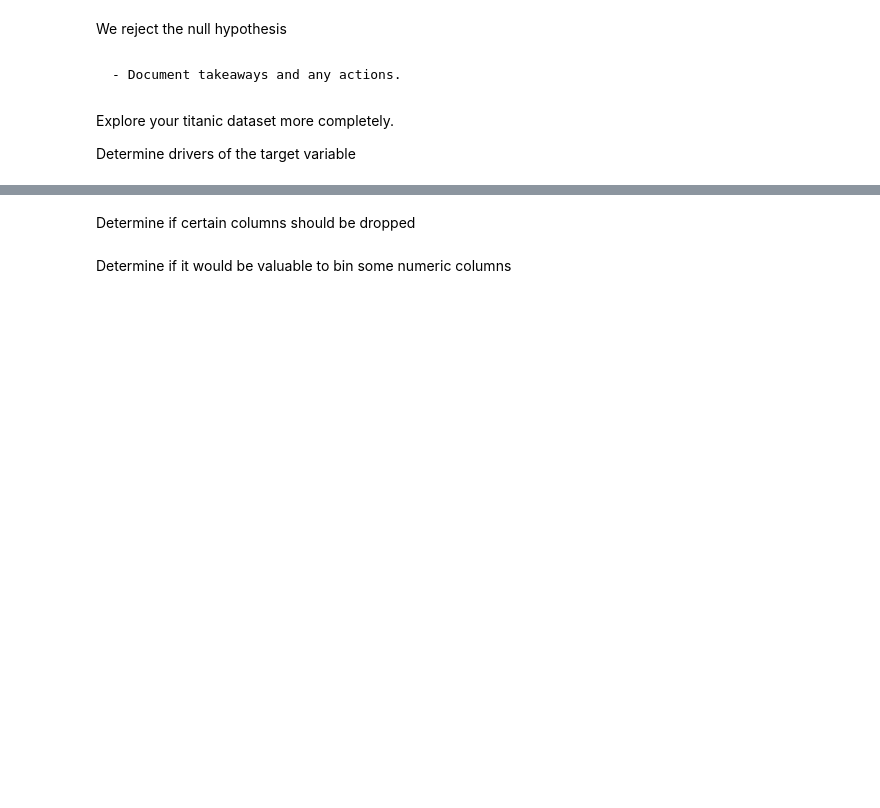
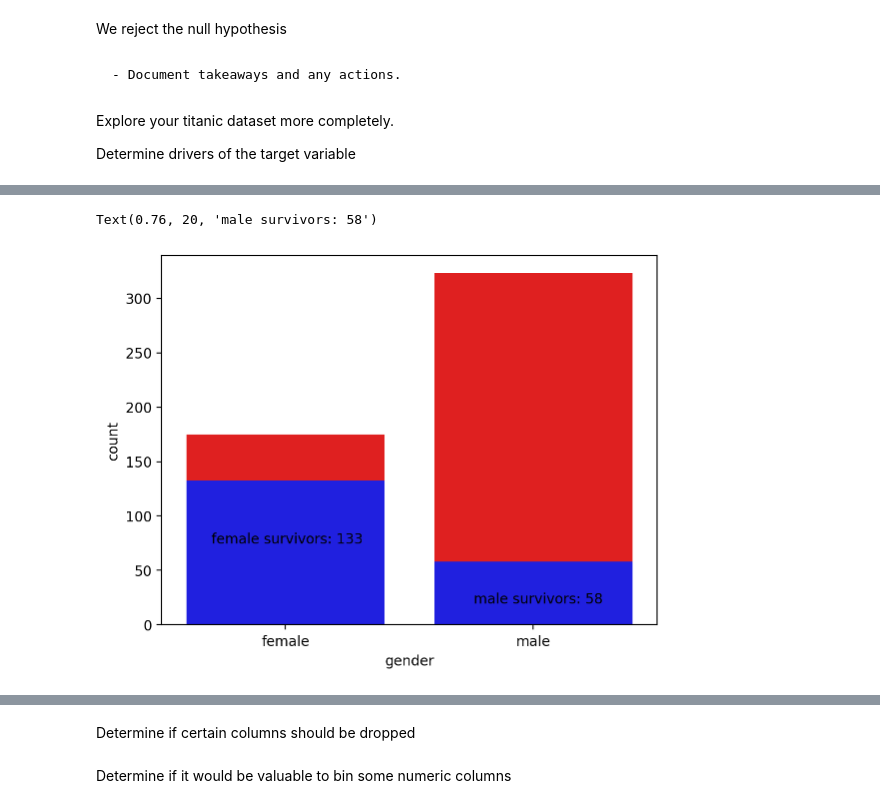
Before and after one commit to Is0metry/classification-exercises, a Jupyter notebook: classification_exercises.ipynb, the cells around one changed output, grey strips where cells are left out. Cells and saved outputs as stored; diff of their text form; code cells hidden in the pictures; blank space fills up the shorter version.

```diff
--- a/classification_exercises.ipynb
+++ b/classification_exercises.ipynb
@@ -492,0 +500,12 @@ KeyError: 'pclass'
+# %%
+# plt.subplot(4,2,1)
+survivors = train[train.survived == 1]
+total_count = sns.countplot(data=train,x='sex_male',color='red')
+survived_count = sns.countplot(data=survivors,x='sex_male',color='blue')
+plt.xlabel('gender')
+plt.xticks([0,1],['female','male'])
+plt.text(-.3,75,'female survivors: ' + str(survivors.sex_female.sum()))
+plt.text(.76,20,'male survivors: ' + str(survivors.sex_male.sum()))
+# %% [output]
+Text(0.76, 20, 'male survivors: 58')
+[figure, added]
```
Also changed, not shown: parts of 9 cells of this notebook.
